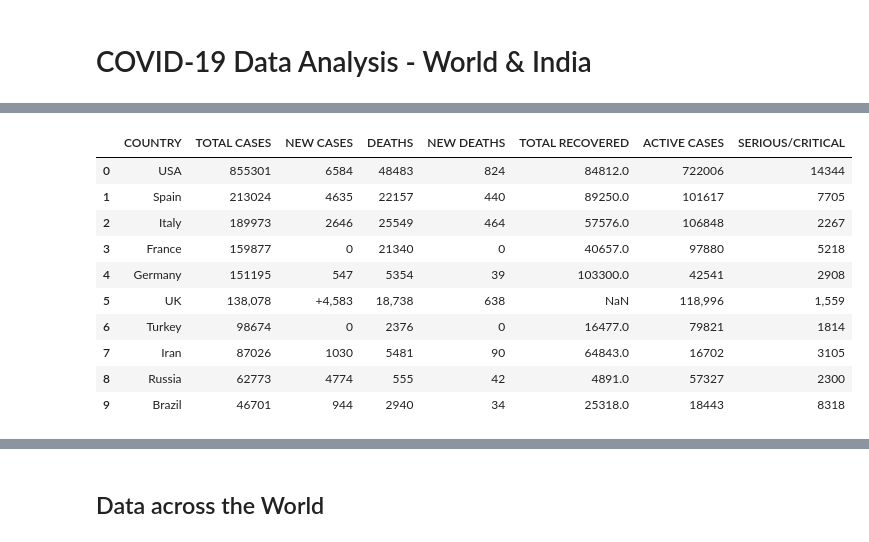
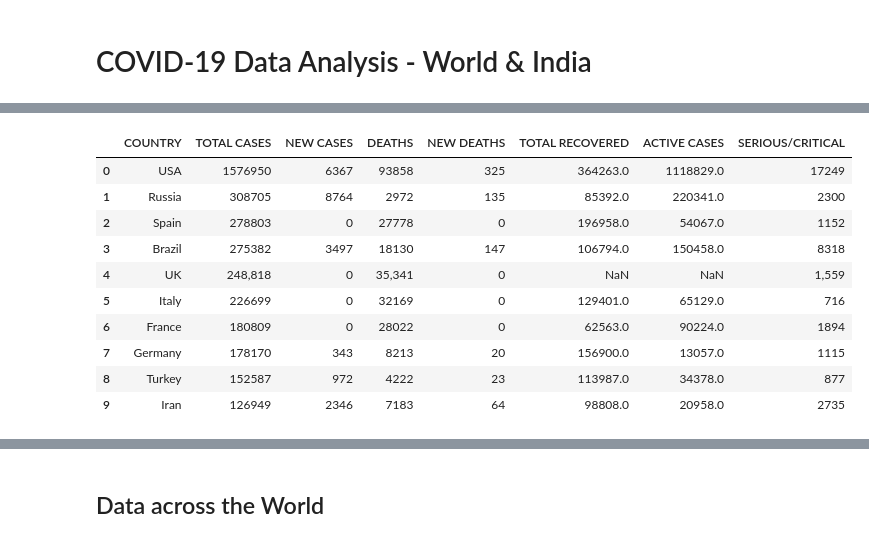
Before and after one commit to Ram-95/Corona-Tracker, a Jupyter notebook: COVID-19_Data_Analysis.ipynb, the cells around one changed output, grey strips where cells are left out. Cells and saved outputs as stored; diff of their text form; code cells hidden in the pictures.

```diff
--- a/COVID-19_Data_Analysis.ipynb
+++ b/COVID-19_Data_Analysis.ipynb
@@ -91,18 +99,20 @@ fig.update_layout(title = {
 fig.show()
 # %% [output]
 [interactive output not drawn]
-# %%
-df_country.head(10)
-# %% [output]
-|  | COUNTRY | TOTAL CASES | NEW CASES | DEATHS | NEW DEATHS | TOTAL RECOVERED | ACTIVE CASES | SERIOUS/CRITICAL |
-| 0 | USA | 855301 | 6584 | 48483 | 824 | 84812.0 | 722006 | 14344 |
-| 1 | Spain | 213024 | 4635 | 22157 | 440 | 89250.0 | 101617 | 7705 |
-| 2 | Italy | 189973 | 2646 | 25549 | 464 | 57576.0 | 106848 | 2267 |
-| 3 | France | 159877 | 0 | 21340 | 0 | 40657.0 | 97880 | 5218 |
-| 4 | Germany | 151195 | 547 | 5354 | 39 | 103300.0 | 42541 | 2908 |
-| 5 | UK | 138,078 | +4,583 | 18,738 | 638 | NaN | 118,996 | 1,559 |
-| 6 | Turkey | 98674 | 0 | 2376 | 0 | 16477.0 | 79821 | 1814 |
-| 7 | Iran | 87026 | 1030 | 5481 | 90 | 64843.0 | 16702 | 3105 |
-| 8 | Russia | 62773 | 4774 | 555 | 42 | 4891.0 | 57327 | 2300 |
-| 9 | Brazil | 46701 | 944 | 2940 | 34 | 25318.0 | 18443 | 8318 |
+# %%
+df_country_10 = df_country.loc[:10]
+#df_country_10.sort_values('TOTAL CASES', inplace=True, ascending=False)
+df_country_10.head(10)
+# %% [output]
+|  | COUNTRY | TOTAL CASES | NEW CASES | DEATHS | NEW DEATHS | TOTAL RECOVERED | ACTIVE CASES | SERIOUS/CRITICAL |
+| 0 | USA | 1576950 | 6367 | 93858 | 325 | 364263.0 | 1118829.0 | 17249 |
+| 1 | Russia | 308705 | 8764 | 2972 | 135 | 85392.0 | 220341.0 | 2300 |
+| 2 | Spain | 278803 | 0 | 27778 | 0 | 196958.0 | 54067.0 | 1152 |
+| 3 | Brazil | 275382 | 3497 | 18130 | 147 | 106794.0 | 150458.0 | 8318 |
+| 4 | UK | 248,818 | 0 | 35,341 | 0 | NaN | NaN | 1,559 |
+| 5 | Italy | 226699 | 0 | 32169 | 0 | 129401.0 | 65129.0 | 716 |
+| 6 | France | 180809 | 0 | 28022 | 0 | 62563.0 | 90224.0 | 1894 |
+| 7 | Germany | 178170 | 343 | 8213 | 20 | 156900.0 | 13057.0 | 1115 |
+| 8 | Turkey | 152587 | 972 | 4222 | 23 | 113987.0 | 34378.0 | 877 |
+| 9 | Iran | 126949 | 2346 | 7183 | 64 | 98808.0 | 20958.0 | 2735 |
 # %%
```
Also changed, not shown: parts of 6 cells of this notebook, 3 other files.
